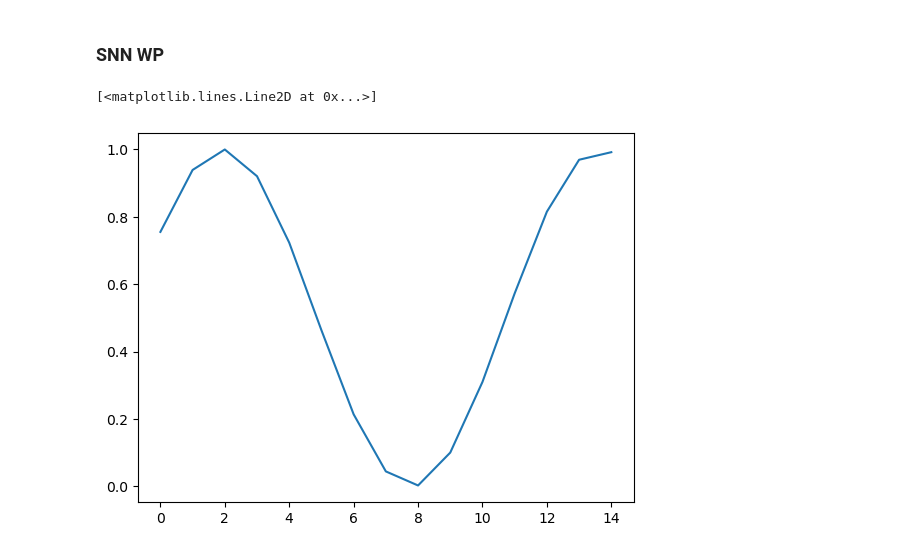
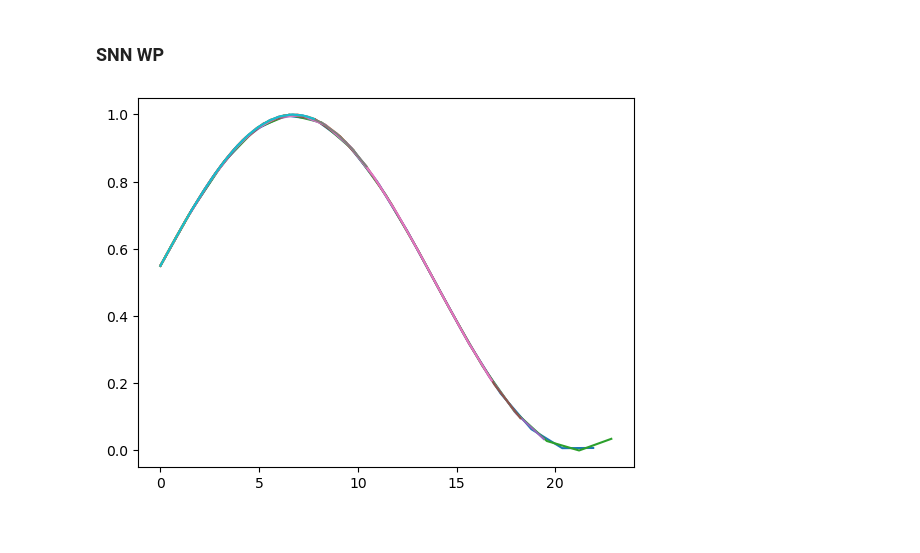
Before and after one commit to ellahas/snn-wp, a Jupyter notebook: SNN_WP_regression.ipynb, the cells around one changed output. Saved outputs shown, nothing was run; the diff lists cells and outputs as text; code cells hidden in the pictures.

```diff
--- a/SNN_WP_regression.ipynb
+++ b/SNN_WP_regression.ipynb
@@ -196,11 +196,11 @@ train_loader = torch.utils.data.DataLoader(
 test_loader = torch.utils.data.DataLoader(
     dataset=test_set, batch_size=1, drop_last=True
 )
-# %%
-plt.plot(dataset[1][1])
-# %% [output]
-[<matplotlib.lines.Line2D at 0x...>]
-[figure, removed]
+# %%
+for i in range(10):
+    plt.plot(dataset[i][0], dataset[i][1])
+# %% [output]
+[figure, added]
 # %%
 def batch_accuracy(test_loader, net):
     with torch.no_grad():
```
Also changed, not shown: parts of 7 cells of this notebook.
